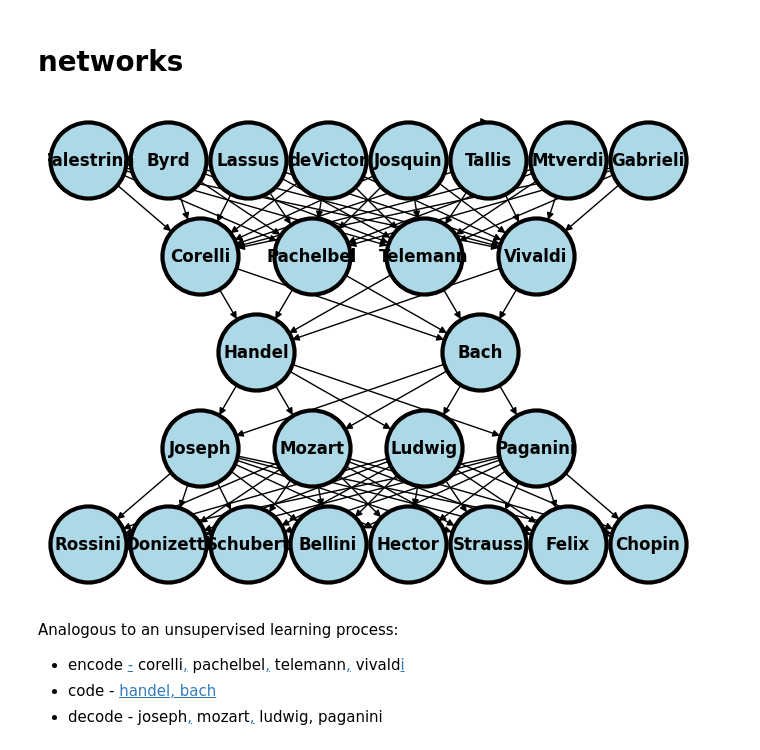
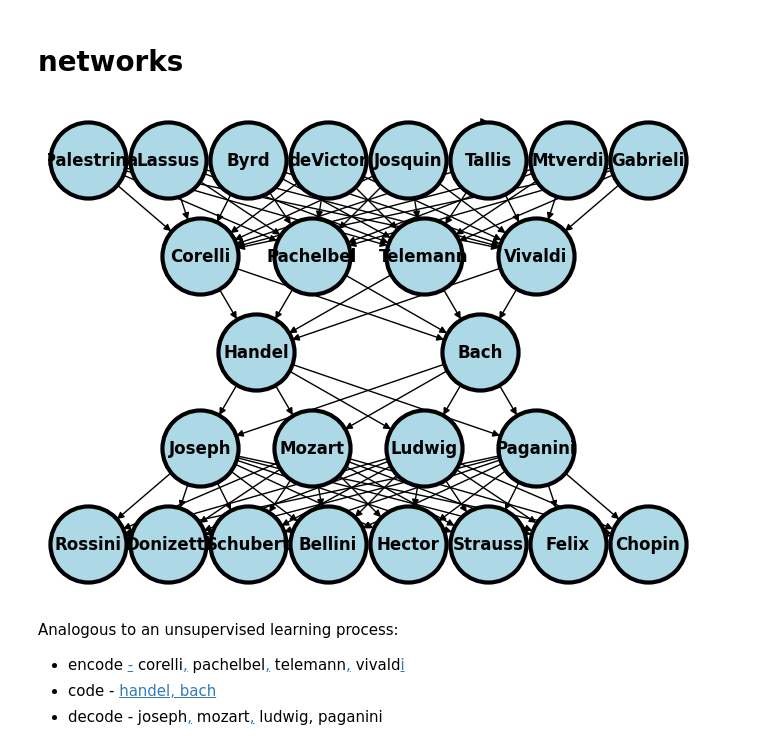
Before and after one commit to muzaale/destruction, a Jupyter notebook: networks.ipynb, the cells around one changed output. Saved outputs shown, nothing was run; the diff lists cells and outputs as text; code cells hidden in the pictures.

```diff
--- a/networks.ipynb
+++ b/networks.ipynb
@@ -8,9 +8,9 @@ import sklearn as skl
 
 #plt.figure(figsize=[2, 2])
 G = nx.DiGraph()
-G.add_node("Palestrina",  pos = (0, 5) )
-G.add_node("Byrd",  pos = (1, 5) )
-G.add_node("Lassus",  pos = (2, 5) )
+G.add_node("Palestrina ",  pos = (0, 5) )
+G.add_node("Lassus",  pos = (1, 5) )
+G.add_node("Byrd",  pos = (2, 5) )
 G.add_node("deVictor",  pos = (3, 5) )
 G.add_node("Josquin",  pos = (4, 5) )
 G.add_node("Tallis",  pos = (5, 5) )
@@ -40,9 +40,9 @@ G.add_node("Strauss",  pos = (5, 1) )
 G.add_node("Felix",  pos = (6, 1) )
 G.add_node("Chopin",  pos = (7, 1) )
 
-G.add_edges_from([ ("Palestrina", "Corelli"),  ("Palestrina", "Pachelbel"),  ("Palestrina", "Telemann"),  ("Palestrina", "Vivaldi")])
+G.add_edges_from([ ("Palestrina ", "Corelli"),  ("Palestrina ", "Pachelbel"),  ("Palestrina ", "Telemann"),  ("Palestrina ", "Vivaldi")])
+G.add_edges_from([ ("Lassus", "Corelli"),  ("Lassus", "Pachelbel"),  ("Lassus", "Telemann"),  ("Lassus", "Vivaldi")])
 G.add_edges_from([ ("Byrd", "Corelli"),  ("Byrd", "Pachelbel"),  ("Byrd", "Telemann"),  ("Byrd", "Vivaldi")])
-G.add_edges_from([ ("Lassus", "Corelli"),  ("Lassus", "Pachelbel"),  ("Lassus", "Telemann"),  ("Lassus", "Vivaldi")])
 G.add_edges_from([ ("deVictor", "Corelli"),  ("deVictor", "Pachelbel"),  ("deVictor", "Telemann"),  ("deVictor", "Vivaldi")])
 G.add_edges_from([ ("Josquin", "Corelli"),  ("Josquin", "Pachelbel"),  ("Josquin", "Telemann"),  ("Josquin", "Vivaldi")])
 G.add_edges_from([ ("Tallis", "Corelli"),  ("Tallis", "Tallis"),  ("Tallis", "Telemann"),  ("Tallis", "Vivaldi")])
@@ -56,34 +56,34 @@ G.add_edges_from([ ("Vivaldi", "Handel"),  ("Vivaldi", "Bach")])
 
 
 G.add_edges_from([ ("Handel", "Joseph"),  ("Handel", "Mozart"),  ("Handel", "Ludwig"),  ("Handel", "Paganini")])
 G.add_edges_from([ ("Bach", "Joseph"),  ("Bach", "Mozart"),  ("Bach", "Ludwig"),  ("Bach", "Paganini")])
 
 G.add_edges_from([ ("Joseph", "Rossini"),  ("Joseph", "Donizetti"),  ("Joseph", "Schubert"),  ("Joseph", "Bellini")])
 G.add_edges_from([ ("Joseph", "Hector"),  ("Joseph", "Strauss"),  ("Joseph", "Felix"),  ("Joseph", "Chopin")])
 G.add_edges_from([ ("Mozart", "Rossini"),  ("Mozart", "Donizetti"),  ("Mozart", "Schubert"),  ("Mozart", "Bellini")])
 G.add_edges_from([ ("Mozart", "Hector"),  ("Mozart", "Strauss"),  ("Mozart", "Felix"),  ("Mozart", "Chopin")])
 G.add_edges_from([ ("Ludwig", "Rossini"),  ("Ludwig", "Donizetti"),  ("Ludwig", "Schubert"),  ("Ludwig", "Bellini")])
 G.add_edges_from([ ("Ludwig", "Hector"),  ("Ludwig", "Strauss"),  ("Ludwig", "Felix"),  ("Ludwig", "Chopin")])
 G.add_edges_from([ ("Paganini", "Rossini"),  ("Paganini", "Donizetti"),  ("Paganini", "Schubert"),  ("Paganini", "Bellini")])
 G.add_edges_from([ ("Paganini", "Hector"),  ("Paganini", "Strauss"),  ("Paganini", "Felix"),  ("Paganini", "Chopin")])
 
 
 #G.add_edges_from([("H11", "H21"), ("H11", "H22"), ("H12", "H21"), ("H12", "H22")])
 #G.add_edges_from([("H21", "Y"), ("H22", "Y")])
 nx.draw(G,
         nx.get_node_attributes(G, 'pos'),
         with_labels=True,
         font_weight='bold',
         node_size = 3000,
         node_color = "lightblue",
         linewidths = 3)
 ax= plt.gca()
 ax.collections[0].set_edgecolor("#000000")
 ax.set_xlim([-.5, 7.5])
 ax.set_ylim([.5, 5.5])
 plt.show()
 # %% [output]
-[figure, old version]
+[figure, new version]
 # %% [markdown]
 Analogous to an unsupervised learning process:
 * encode [-](https://muzaale.github.io/destruction/_downloads/fe2c830de4a446c4c6bcafff1b4c73ba/paulhenrylang.pdf) corelli[,](https://muzaale.github.io/destruction/_downloads/4e1721aa5bc9833e34a30d0cea96a5e2/handel300.pdf) pachelbel[,](https://muzaale.github.io/destruction/_downloads/daf077dcdecfc2c104544f7a784cacf3/bach300.pdf) telemann[,](https://muzaale.github.io/destruction/_downloads/d0e6cc09d976ab56c51eb8ef2814dcfd/mozart200.pdf) vivald[i](https://www.youtube.com/watch?v=5yR0wlrq_h4)
```
Also changed, not shown: 6 other files.
